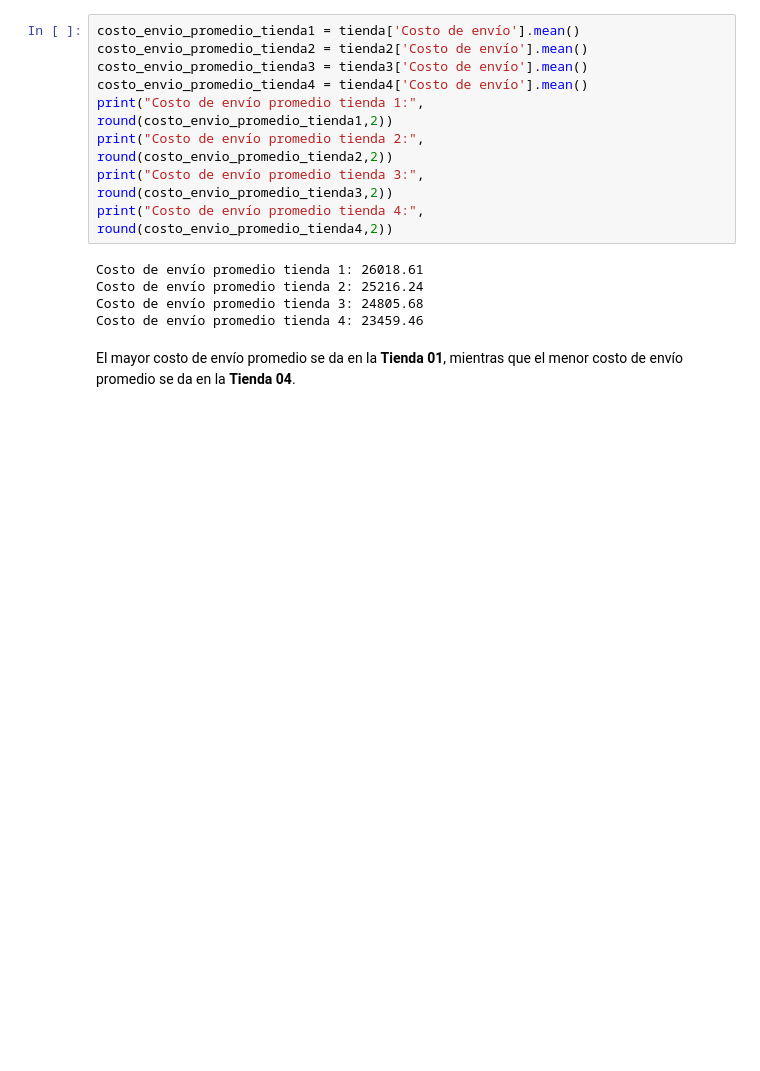
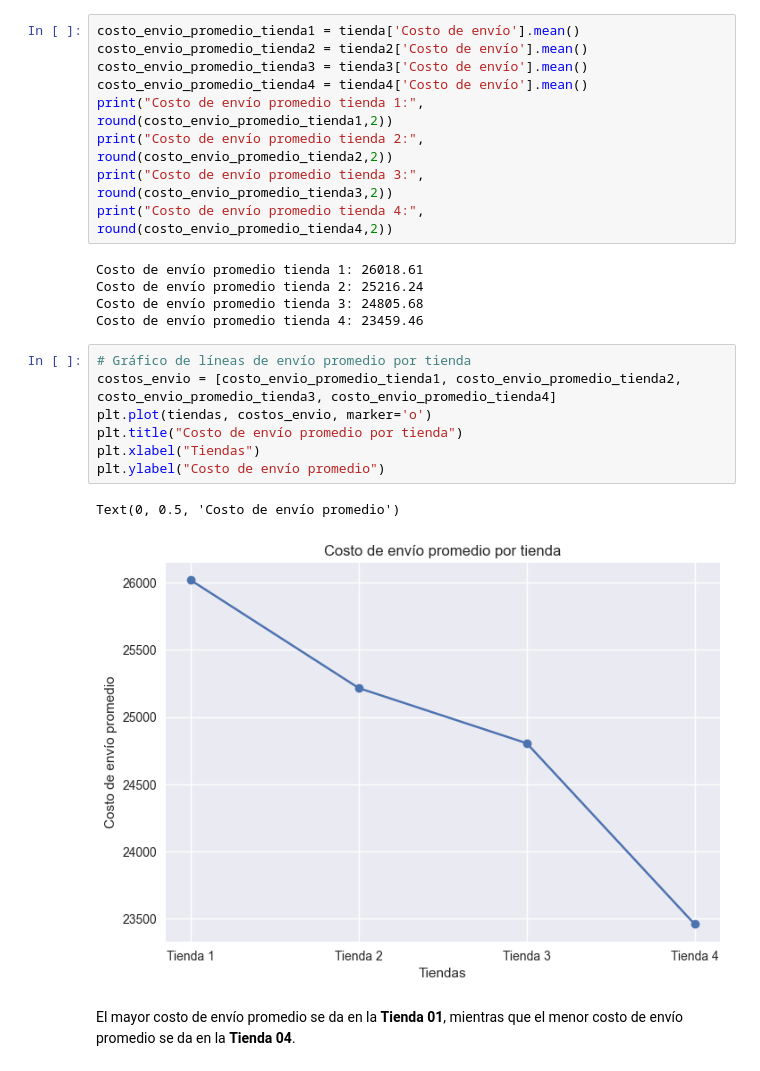
Before and after one commit to aaizaguirre/alura_store, a Jupyter notebook: alura_store_latam.ipynb, the cells around one changed output. Saved outputs shown, nothing was run; the diff lists cells and outputs as text; blank space fills up the shorter version.

```diff
--- a/alura_store_latam.ipynb
+++ b/alura_store_latam.ipynb
@@ -150,5 +184,15 @@ Costo de envío promedio tienda 1: 26018.61
 Costo de envío promedio tienda 2: 25216.24
 Costo de envío promedio tienda 3: 24805.68
 Costo de envío promedio tienda 4: 23459.46
+# %%
+# Gráfico de líneas de envío promedio por tienda
+costos_envio = [costo_envio_promedio_tienda1, costo_envio_promedio_tienda2, costo_envio_promedio_tienda3, costo_envio_promedio_tienda4]
+plt.plot(tiendas, costos_envio, marker='o')
+plt.title("Costo de envío promedio por tienda")
+plt.xlabel("Tiendas")
+plt.ylabel("Costo de envío promedio")
+# %% [output]
+Text(0, 0.5, 'Costo de envío promedio')
+[figure, added]
 # %% [markdown]
 El mayor costo de envío promedio se da en la **Tienda 01**, mientras que el menor costo de envío promedio se da en la **Tienda 04**.
```
Also changed, not shown: parts of 6 cells of this notebook.
